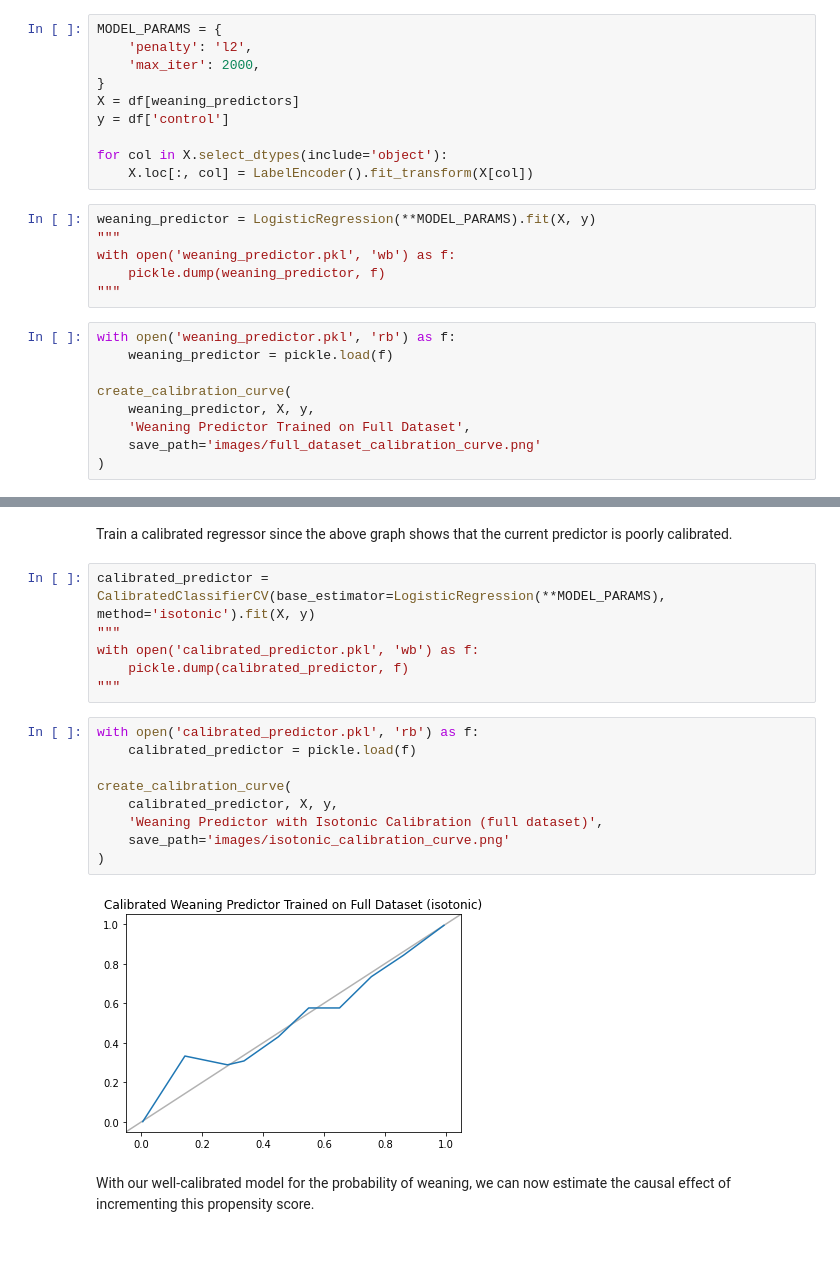
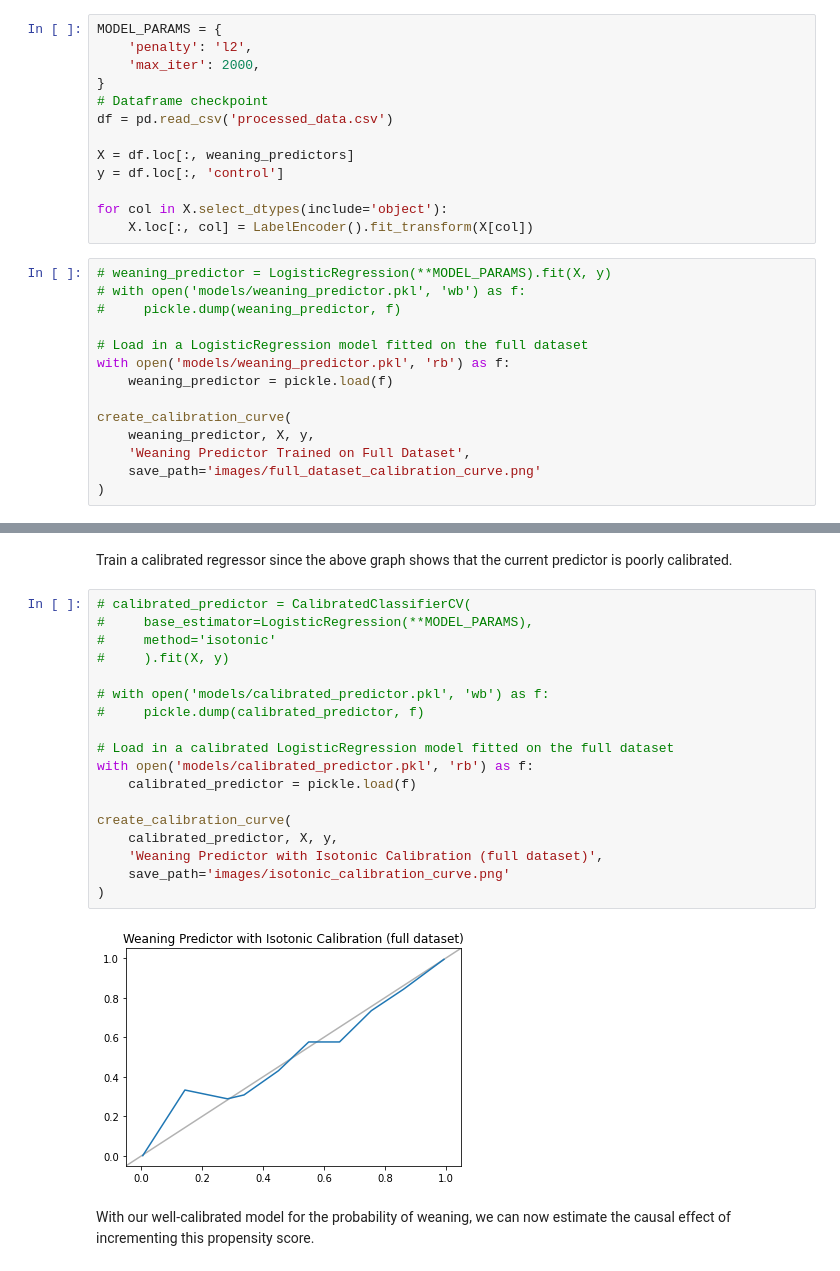
Before and after one commit to amanchoudhri/liberation-timing-paper, a Jupyter notebook: main.ipynb, the cells around one changed output, grey strips where cells are left out. Cells and saved outputs as stored; diff of their text form.

```diff
--- a/main.ipynb
+++ b/main.ipynb
@@ -124,19 +125,21 @@ MODEL_PARAMS = {
     'penalty': 'l2',
     'max_iter': 2000,
 }
-X = df[weaning_predictors]
-y = df['control']
+# Dataframe checkpoint
+df = pd.read_csv('processed_data.csv')
+
+X = df.loc[:, weaning_predictors]
+y = df.loc[:, 'control']
 
 for col in X.select_dtypes(include='object'):
     X.loc[:, col] = LabelEncoder().fit_transform(X[col])
-# %%
-weaning_predictor = LogisticRegression(**MODEL_PARAMS).fit(X, y)
-"""
-with open('weaning_predictor.pkl', 'wb') as f:
-    pickle.dump(weaning_predictor, f)
-"""
 # %%
-with open('weaning_predictor.pkl', 'rb') as f:
+# weaning_predictor = LogisticRegression(**MODEL_PARAMS).fit(X, y)
+# with open('models/weaning_predictor.pkl', 'wb') as f:
+#     pickle.dump(weaning_predictor, f)
+
+# Load in a LogisticRegression model fitted on the full dataset
+with open('models/weaning_predictor.pkl', 'rb') as f:
     weaning_predictor = pickle.load(f)
 
 create_calibration_curve(
@@ -149,22 +152,25 @@ create_calibration_curve(
 # %% [markdown]
 Train a calibrated regressor since the above graph shows that the current predictor is poorly calibrated.
 # %%
-calibrated_predictor = CalibratedClassifierCV(base_estimator=LogisticRegression(**MODEL_PARAMS), method='isotonic').fit(X, y)
-"""
-with open('calibrated_predictor.pkl', 'wb') as f:
-    pickle.dump(calibrated_predictor, f)
-"""
+# calibrated_predictor = CalibratedClassifierCV(
+#     base_estimator=LogisticRegression(**MODEL_PARAMS),
+#     method='isotonic'
+#     ).fit(X, y)
+
+# with open('models/calibrated_predictor.pkl', 'wb') as f:
+#     pickle.dump(calibrated_predictor, f)
+
+# Load in a calibrated LogisticRegression model fitted on the full dataset
+with open('models/calibrated_predictor.pkl', 'rb') as f:
+    calibrated_predictor = pickle.load(f)
+
+create_calibration_curve(
+    calibrated_predictor, X, y,
+    'Weaning Predictor with Isotonic Calibration (full dataset)',
+    save_path='images/isotonic_calibration_curve.png'
+)
+# %% [output]
+[figure, added]
-# %%
-with open('calibrated_predictor.pkl', 'rb') as f:
-    calibrated_predictor = pickle.load(f)
-
-create_calibration_curve(
-    calibrated_predictor, X, y,
-    'Weaning Predictor with Isotonic Calibration (full dataset)',
-    save_path='images/isotonic_calibration_curve.png'
-)
-# %% [output]
-[figure, removed]
 # %% [markdown]
 With our well-calibrated model for the probability of weaning, we can now estimate the causal effect of incrementing this propensity score.
 # %%
```
Also changed, not shown: parts of 9 cells of this notebook.
